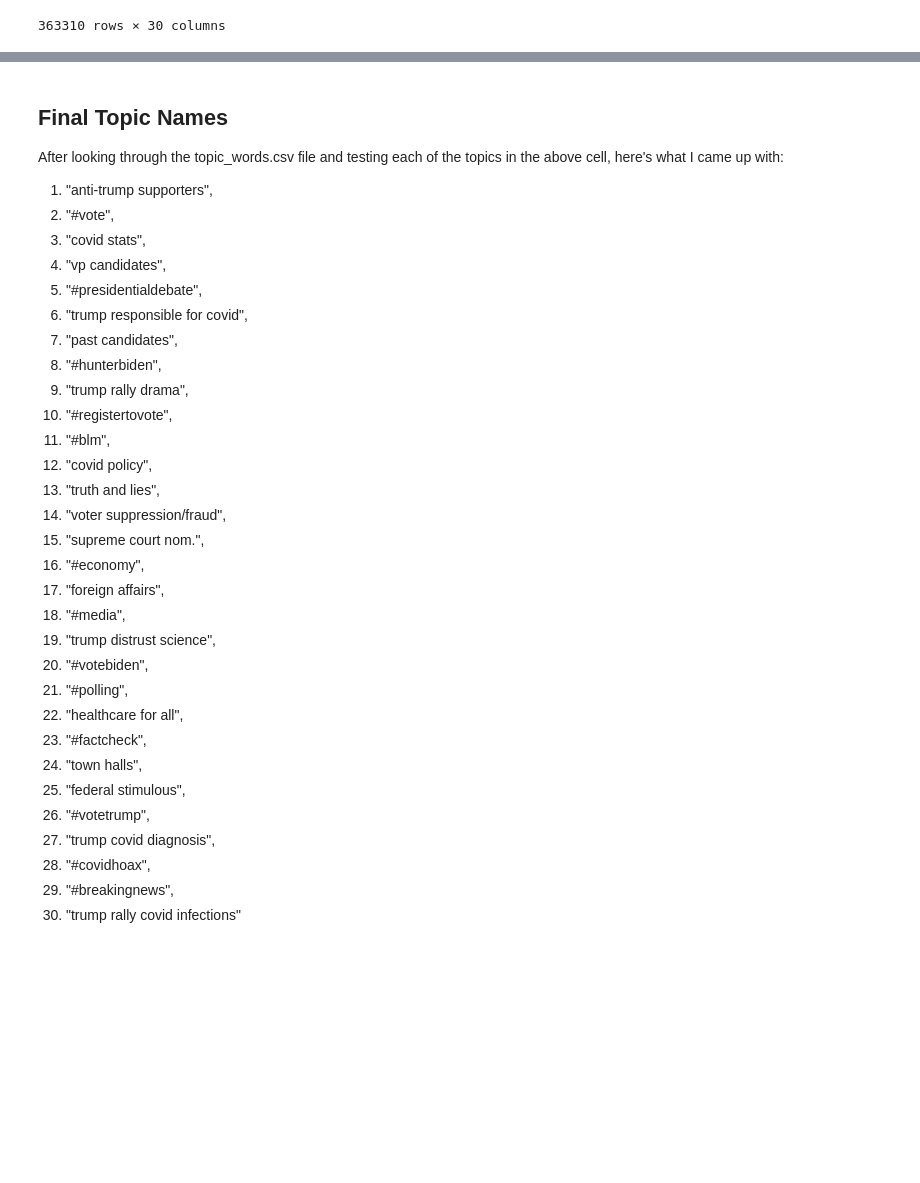
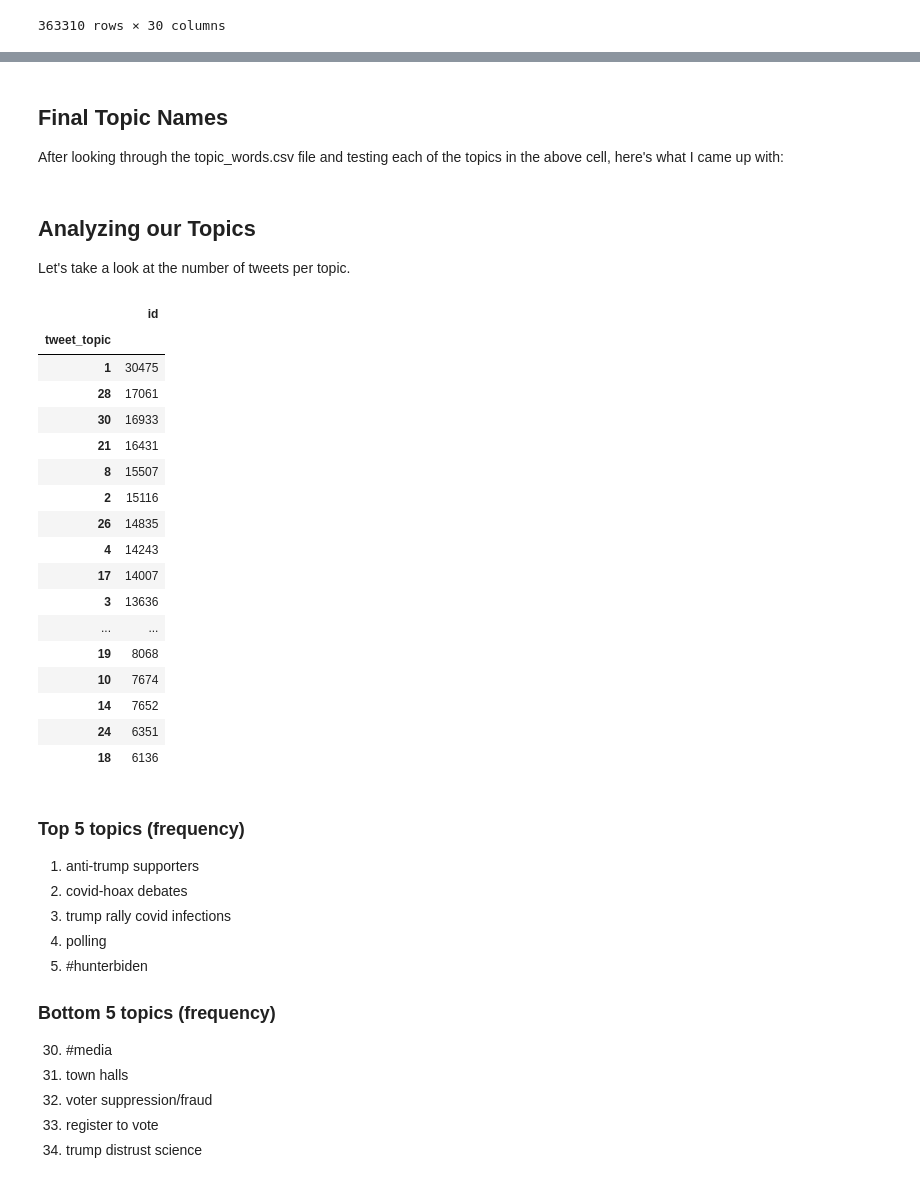
Before and after one commit to edubu2/metis-project4, a Jupyter notebook: code/topic_naming.ipynb, the cells around one changed output, grey strips where cells are left out. Saved outputs shown, nothing was run; the diff lists cells and outputs as text; code cells hidden in the pictures; blank space fills up the shorter version.

```diff
--- a/code/topic_naming.ipynb
+++ b/code/topic_naming.ipynb
@@ -140,37 +135,6 @@ data[['username', 'tweet', 'original', 'date']].iloc[top10_ix]
 ## Final Topic Names
 
 After looking through the topic_words.csv file and testing each of the topics in the above cell, here's what I came up with:
-
-1. "anti-trump supporters",
-2. "#vote",
-3. "covid stats",
-4. "vp candidates",
-5. "#presidentialdebate",
-6. "trump responsible for covid",
-7. "past candidates",
-8. "#hunterbiden",
-9. "trump rally drama",
-10. "#registertovote",
-11. "#blm",
-12. "covid policy",
-13. "truth and lies",
-14. "voter suppression/fraud",
-15. "supreme court nom.",
-16. "#economy",
-17. "foreign affairs",
-18. "#media",
-19. "trump distrust science",
-20. "#votebiden",
-21. "#polling",
-22. "healthcare for all",
-23. "#factcheck",
-24. "town halls",
-25. "federal stimulous",
-26. "#votetrump",
-27. "trump covid diagnosis",
-28. "#covidhoax",
-29. "#breakingnews",
-30. "trump rally covid infections"
 # %%
 data['topic'] = doc_topic.argmax(axis=1)
 if np.min(data.topic.to_numpy()) == 0:
@@ -211,5 +175,48 @@ topics = {
 
 data['topic'] = data['topic'].map(topics)
 data.to_pickle("pickle/tweet_topics.pick")
+# %% [markdown]
+## Analyzing our Topics
+
+Let's take a look at the number of tweets per topic.
+# %%
+(data[['tweet_topic', 'id']]
+ .groupby('tweet_topic')
+ .agg('count')
+ .sort_values(by='id', ascending=False))
+# %% [output]
+|  | id |
+| tweet_topic |  |
+| 1 | 30475 |
+| 28 | 17061 |
+| 30 | 16933 |
+| 21 | 16431 |
+| 8 | 15507 |
+| 2 | 15116 |
+| 26 | 14835 |
+| 4 | 14243 |
+| 17 | 14007 |
+| 3 | 13636 |
+| ... | ... |
+| 19 | 8068 |
+| 10 | 7674 |
+| 14 | 7652 |
+| 24 | 6351 |
+| 18 | 6136 |
+# %% [markdown]
+### Top 5 topics (frequency)
+1. anti-trump supporters
+2. covid-hoax debates
+3. trump rally covid infections
+4. polling
+5. #hunterbiden
+
+### Bottom 5 topics (frequency)
+
+30. #media
+29. town halls
+28. voter suppression/fraud
+27. register to vote
+26. trump distrust science
 # %%
 data[['username', 'date', 'topic', 'original', 'tweet']].sample(10)
```
Also changed, not shown: parts of 6 cells of this notebook, 5 other files.
